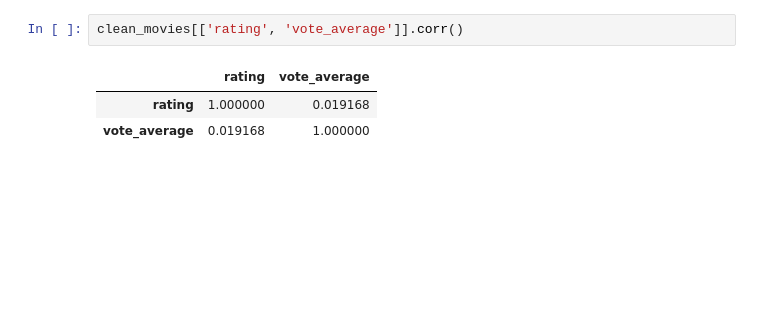
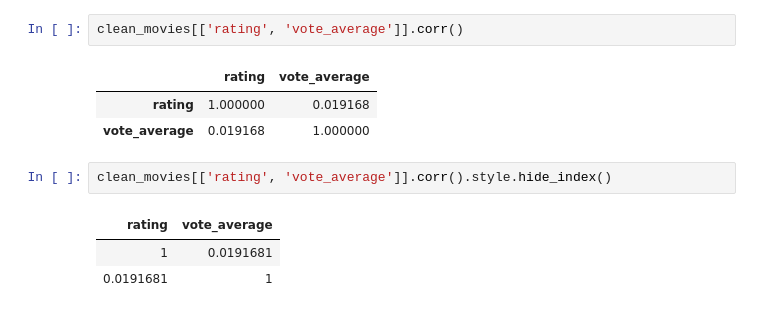
Before and after one commit to ErikSeguinte/movie_data, a Jupyter notebook: processing.ipynb, the cells around one changed output. Saved outputs shown, nothing was run; the diff lists cells and outputs as text; blank space fills up the shorter version.

```diff
--- a/processing.ipynb
+++ b/processing.ipynb
@@ -596,3 +619,9 @@ clean_movies[['rating', 'vote_average']].corr()
 |  | rating | vote_average |
 | rating | 1.000000 | 0.019168 |
 | vote_average | 0.019168 | 1.000000 |
+# %%
+clean_movies[['rating', 'vote_average']].corr().style.hide_index()
+# %% [output]
+| rating | vote_average |
+| 1 | 0.0191681 |
+| 0.0191681 | 1 |
```
Also changed, not shown: parts of 1 cell of this notebook.
